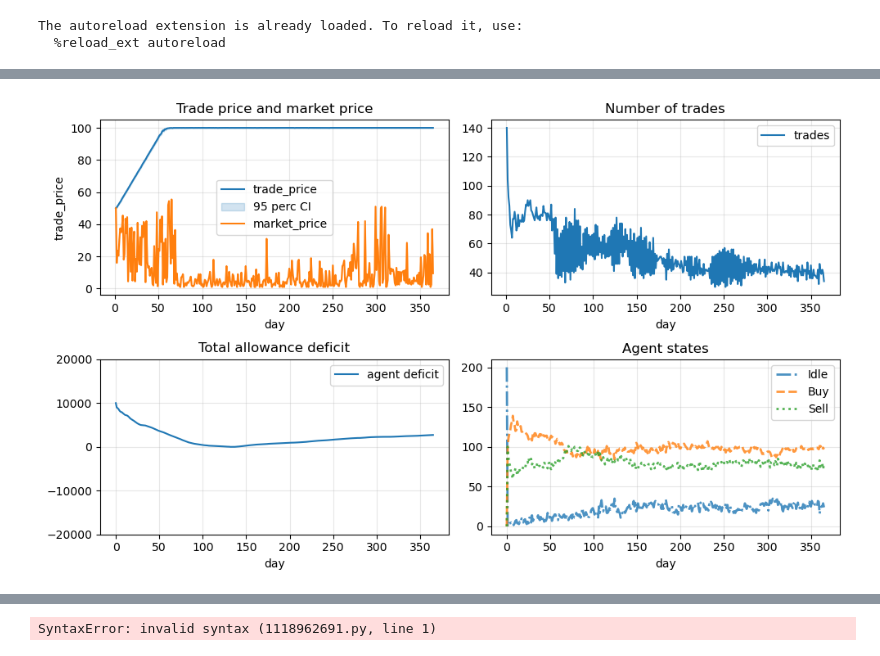
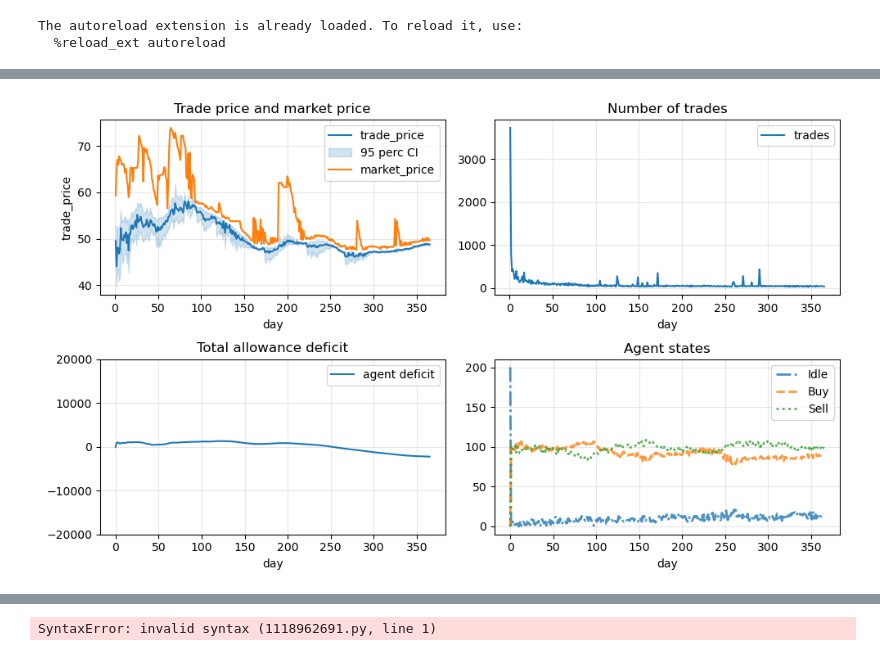
Before and after one commit to haberger/ModSimETS, a Jupyter notebook: modsim.ipynb, the cells around one changed output, grey strips where cells are left out. Drawn from its saved outputs; the diff is of its cells as text; code cells hidden in the pictures.

Commit message:
kinda weird demand supply curve

```diff
--- a/modsim.ipynb
+++ b/modsim.ipynb
@@ -22,14 +22,14 @@ def generate_agents(
         activate_abatement=True,
         emission_rate_noise=0.01,
         expected_emission_noise=0.1):
-
+    print(expected_emission)
     agents = []
     for i in range(count):
         agents.append(CompanyAgent(
-            expected_emission,
-            initial_allowance,
-            sell_price,
-            buy_price,
+            np.random.uniform(*expected_emission),
+            np.random.uniform(*initial_allowance),
+            np.random.uniform(*sell_price),
+            np.random.uniform(*buy_price),
             activate_abatement=activate_abatement,
             emission_rate_noise=emission_rate_noise,
             expected_emission_noise=expected_emission_noise))
@@ -131,7 +230,7 @@ axes[0, 0].title.set_text("Trade price and market price")
 axes[0, 0].grid(grid, alpha=grid_alpha)
 
 # Plot 2: Lineplot for trade_price count
-df.groupby("day").trade_price.count().plot(kind="line", ax=axes[0, 1])
+df.groupby("day").sum().trade_amount.plot(kind="line", ax=axes[0, 1])
 axes[0, 1].legend(["trades"])
 axes[0, 1].title.set_text("Number of trades")
 axes[0, 1].grid(grid, alpha=grid_alpha)
@@ -141,34 +240,34 @@ agent_df.groupby("day").deficit.sum().plot(kind="line", ax=axes[1, 0], alpha=1)
 axes[1, 0].legend(["agent deficit"])
 axes[1, 0].title.set_text("Total allowance deficit")
 #set ylim to 0 to 20000
 axes[1, 0].set_ylim([-20000, 20000])
 axes[1, 0].grid(grid, alpha=grid_alpha)
 
 # Plot 4: Lineplot for agent count separated by state
 state_counts = agent_df.groupby("day").state.value_counts().unstack(fill_value=0)
 try:
     state_counts['idle'].plot(kind="line", linestyle='-.',ax=axes[1, 1], alpha = 0.8, lw=2)  # Solid line for 'idle'
 except:
     print("No idles were made")
 try:
     state_counts['buy'].plot(kind="line", linestyle='--', ax=axes[1, 1], alpha = 0.8, lw=2)  # Dashed line for 'buy'
 except:
     print("No buys were made")
 try:
     state_counts['sell'].plot(kind="line", linestyle=':', ax=axes[1, 1], alpha = 0.8, lw=2)  # Dotted line for 'sell'
 except:
     print("No sells were made")
 
 axes[1, 1].legend(["Idle", "Buy", "Sell"])
 axes[1, 1].grid(grid, alpha=grid_alpha)
 axes[1, 1].title.set_text("Agent states")
 
 
 # Adjust layout
 plt.tight_layout()
 plt.show()
 # %% [output]
-[figure, old version]
+[figure, new version]
 # %%
 #get number of agents each day
 agent_df[agent_df.day==365].value_counts("state")
```
Also changed, not shown: parts of 6 cells of this notebook, 1 other file.
